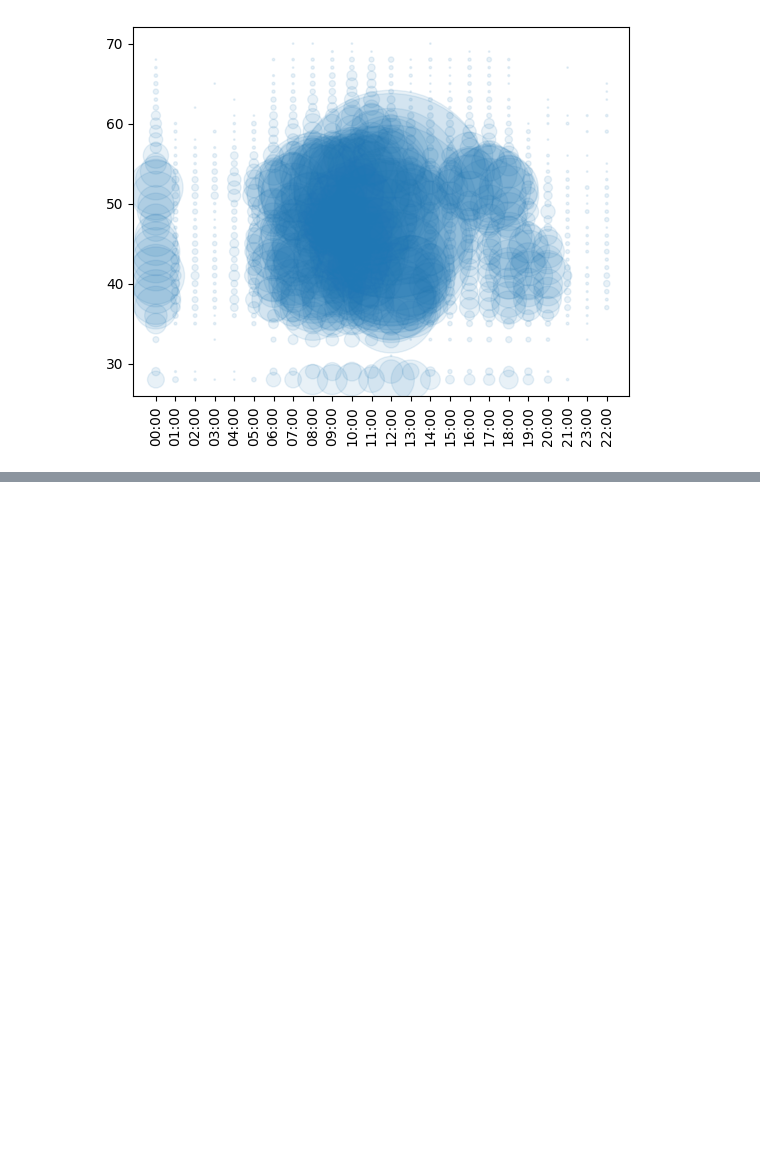
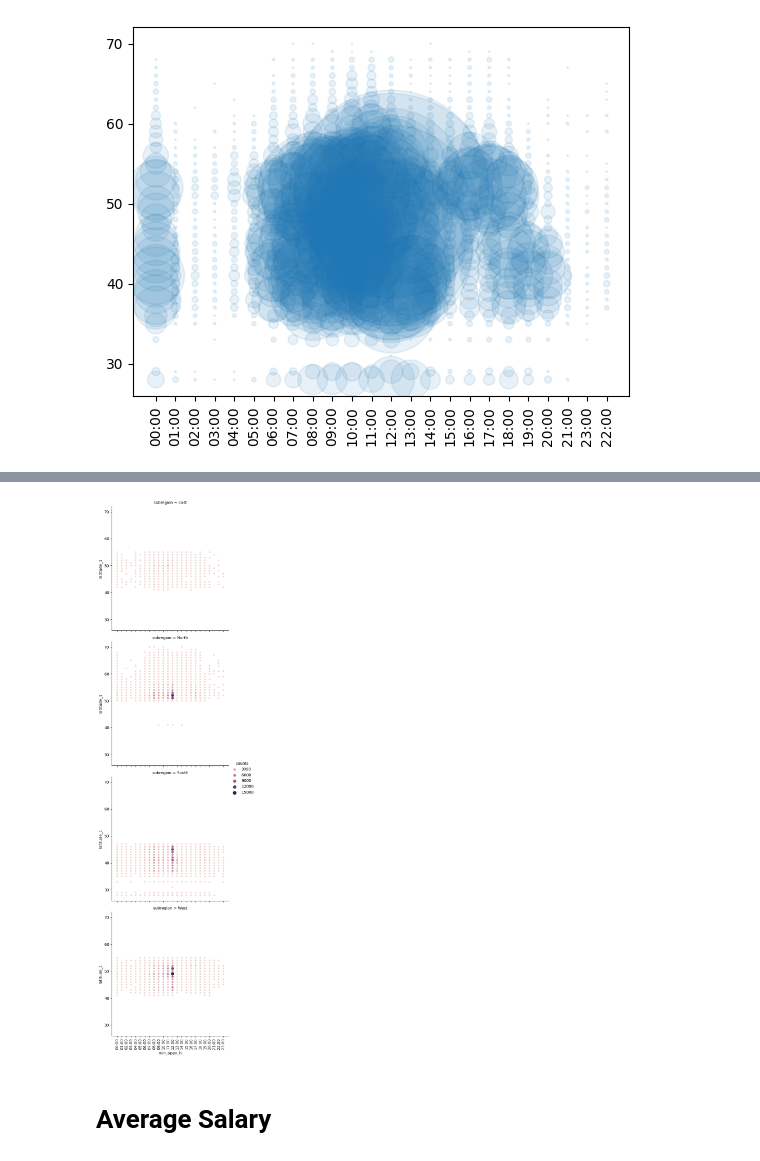
Before and after one commit to am-tropin/restaurant-europe, a Jupyter notebook: europe restaurant - exploration #2.ipynb, the cells around one changed output, grey strips where cells are left out. Cells and saved outputs as stored; diff of their text form; code cells hidden in the pictures; blank space fills up the shorter version.

```diff
--- a/europe restaurant - exploration #2.ipynb
+++ b/europe restaurant - exploration #2.ipynb
@@ -455,0 +554,10 @@ plt.show()
+# %%
+df_schedule_subreg = df_schedule_subreg.sort_values(['min_open_h', 'subregion'])
+
+sns.relplot(data=df_schedule_subreg, x="min_open_h", y="latitude_1", kind="scatter", row="subregion", size="counts", hue="counts")
+plt.xticks(rotation=90)
+plt.show()
+# %% [output]
+[figure, added]
+# %% [markdown]
+# Average Salary
```
Also changed, not shown: parts of 22 cells of this notebook, 5 other files.
